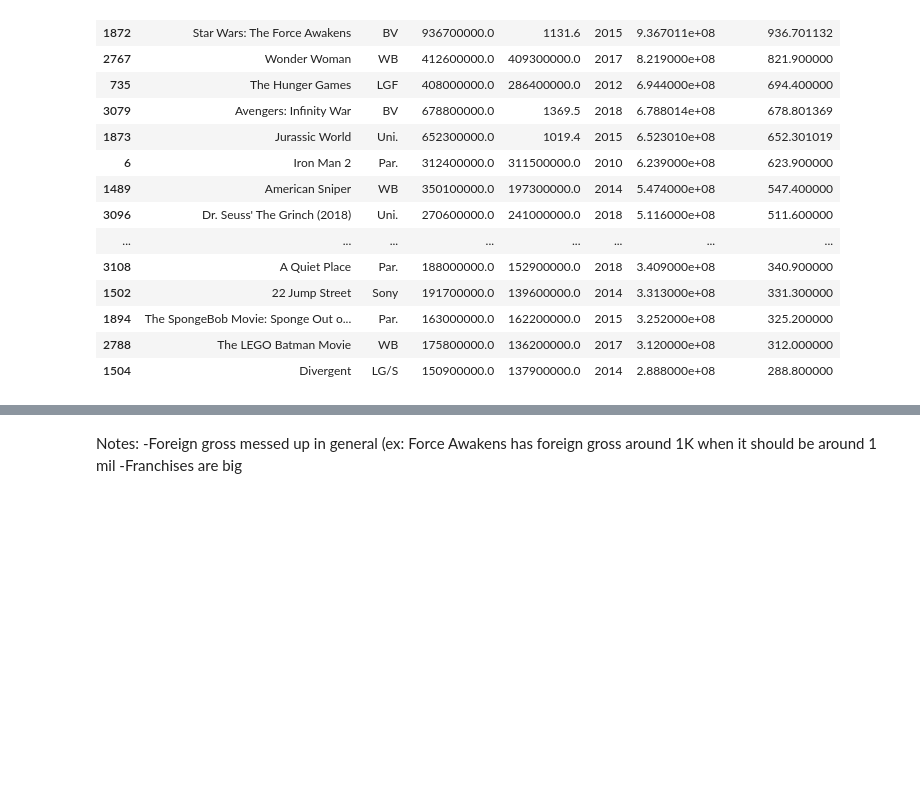
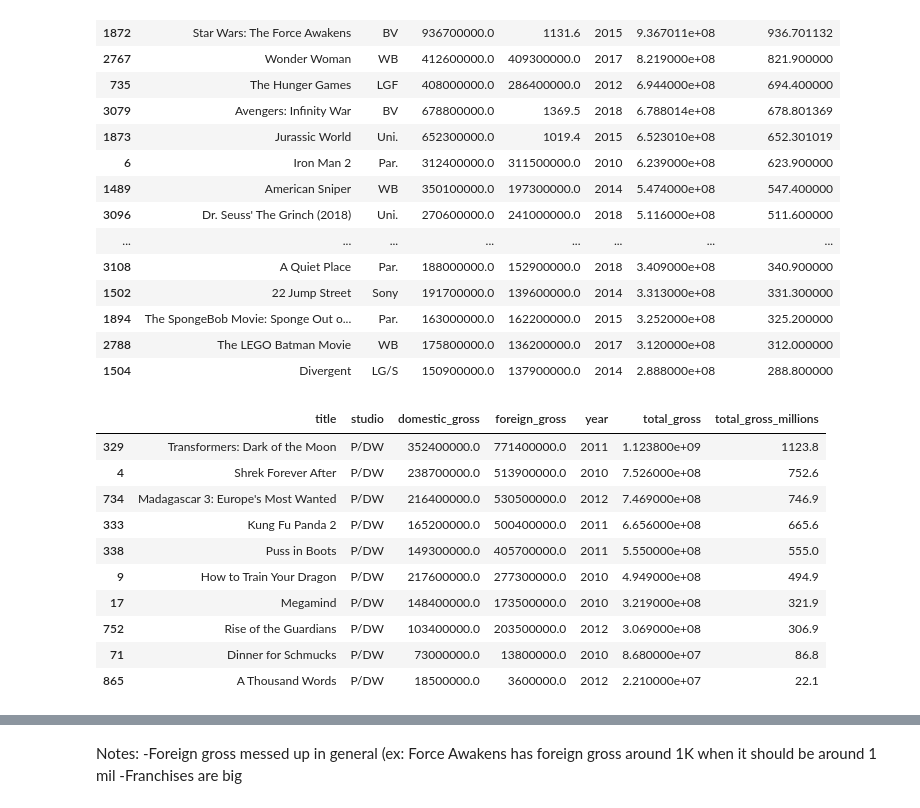
Before and after one commit to learn-co-curriculum/dsc-phase-1-project, a Jupyter notebook: BOM Scratchbook.ipynb, the cells around one changed output, grey strips where cells are left out. Drawn from its saved outputs; the diff is of its cells as text; code cells hidden in the pictures; blank space fills up the shorter version.

```diff
--- a/BOM Scratchbook.ipynb
+++ b/BOM Scratchbook.ipynb
@@ -209,3 +233,18 @@ bom_dom_greater.head(20)
 | 1894 | The SpongeBob Movie: Sponge Out o... | Par. | 163000000.0 | 162200000.0 | 2015 | 3.252000e+08 | 325.200000 |
 | 2788 | The LEGO Batman Movie | WB | 175800000.0 | 136200000.0 | 2017 | 3.120000e+08 | 312.000000 |
 | 1504 | Divergent | LG/S | 150900000.0 | 137900000.0 | 2014 | 2.888000e+08 | 288.800000 |
+# %%
+PDW_df = bom_dropped[bom_dropped['studio']=='P/DW']
+PDW_df
+# %% [output]
+|  | title | studio | domestic_gross | foreign_gross | year | total_gross | total_gross_millions |
+| 329 | Transformers: Dark of the Moon | P/DW | 352400000.0 | 771400000.0 | 2011 | 1.123800e+09 | 1123.8 |
+| 4 | Shrek Forever After | P/DW | 238700000.0 | 513900000.0 | 2010 | 7.526000e+08 | 752.6 |
+| 734 | Madagascar 3: Europe's Most Wanted | P/DW | 216400000.0 | 530500000.0 | 2012 | 7.469000e+08 | 746.9 |
+| 333 | Kung Fu Panda 2 | P/DW | 165200000.0 | 500400000.0 | 2011 | 6.656000e+08 | 665.6 |
+| 338 | Puss in Boots | P/DW | 149300000.0 | 405700000.0 | 2011 | 5.550000e+08 | 555.0 |
+| 9 | How to Train Your Dragon | P/DW | 217600000.0 | 277300000.0 | 2010 | 4.949000e+08 | 494.9 |
+| 17 | Megamind | P/DW | 148400000.0 | 173500000.0 | 2010 | 3.219000e+08 | 321.9 |
+| 752 | Rise of the Guardians | P/DW | 103400000.0 | 203500000.0 | 2012 | 3.069000e+08 | 306.9 |
+| 71 | Dinner for Schmucks | P/DW | 73000000.0 | 13800000.0 | 2010 | 8.680000e+07 | 86.8 |
+| 865 | A Thousand Words | P/DW | 18500000.0 | 3600000.0 | 2012 | 2.210000e+07 | 22.1 |
```
Also changed, not shown: parts of 5 cells of this notebook, 4 other files.
